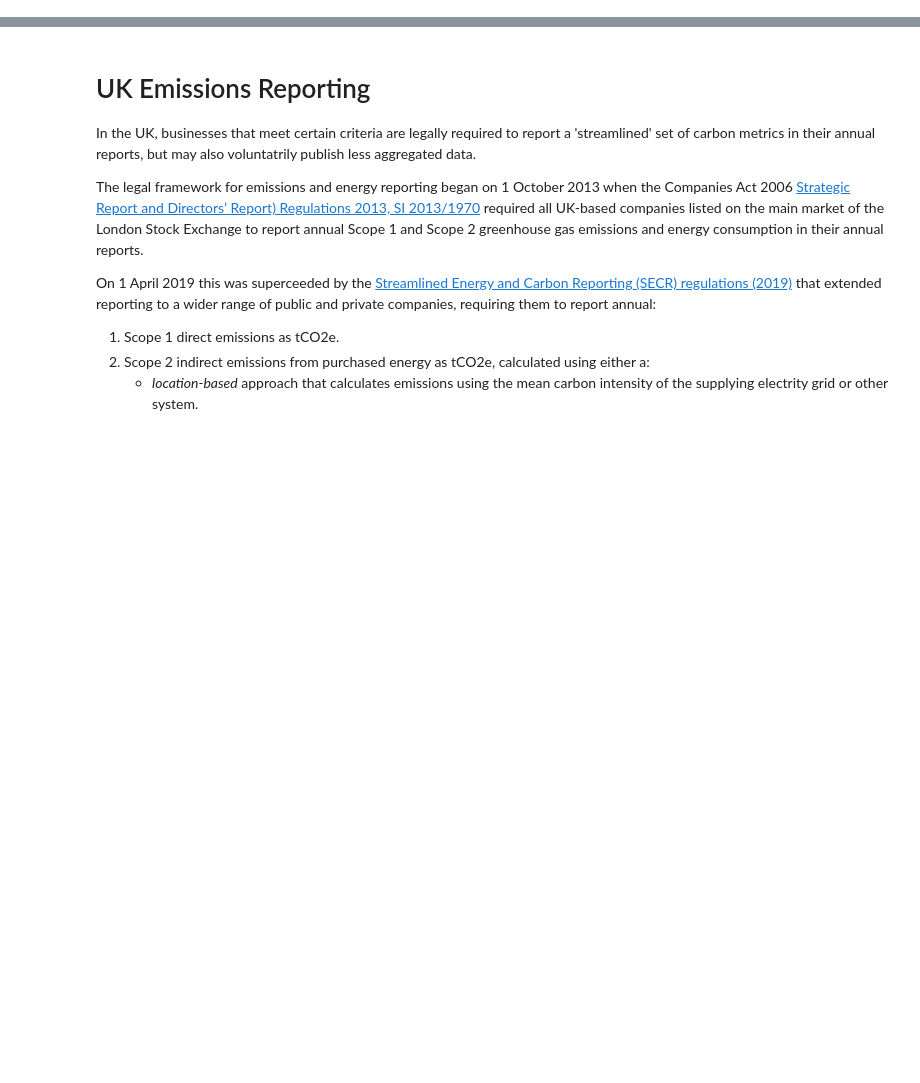
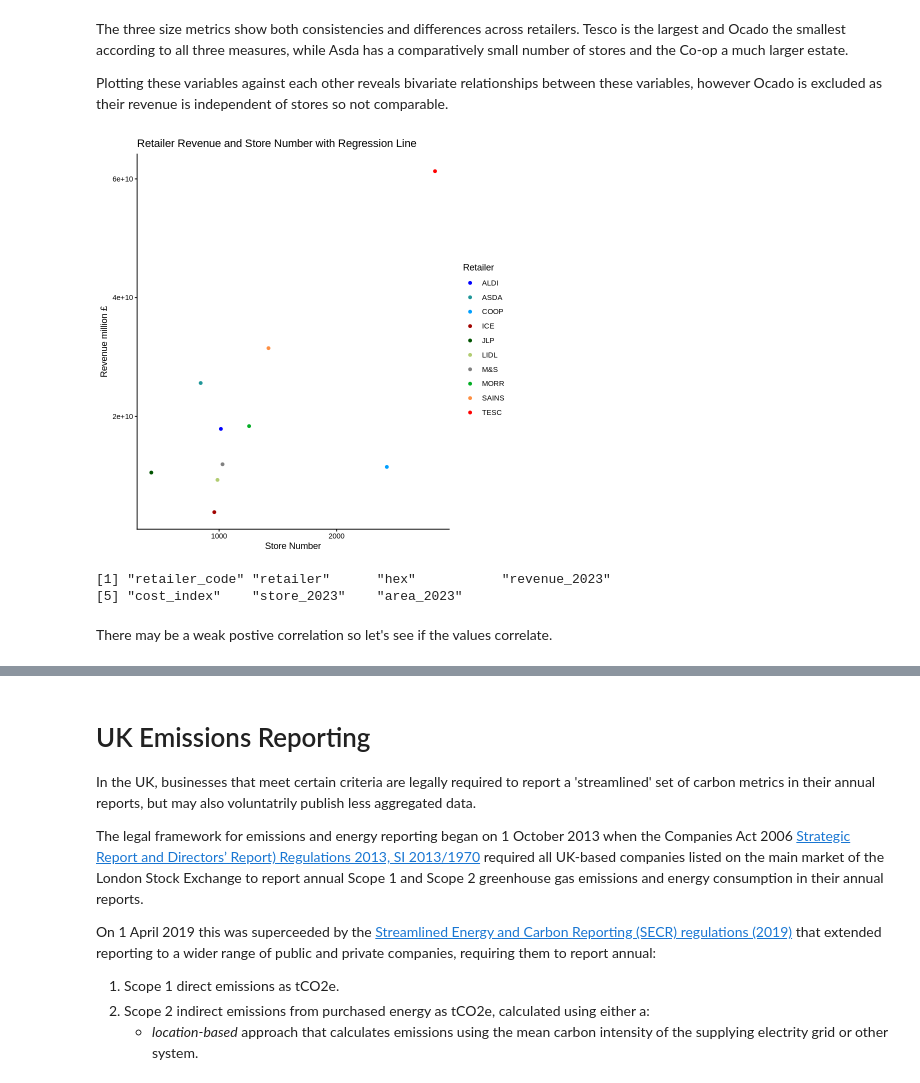
Before and after one commit to davidmkidd/UK-Supermarket-Carbon-Emissions, a Jupyter notebook: UKSmktComp_UK_Supermarket_Retailer.ipynb, the cells around one changed output, grey strips where cells are left out. Cells and saved outputs as stored; diff of their text form; code cells hidden in the pictures; blank space fills up the shorter version.

```diff
--- a/UKSmktComp_UK_Supermarket_Retailer.ipynb
+++ b/UKSmktComp_UK_Supermarket_Retailer.ipynb
@@ -2,0 +176,24 @@
+# %% [markdown]
+The three size metrics show both consistencies and differences across retailers. Tesco is the largest and Ocado the smallest according to all three measures, while Asda has a comparatively small number of stores and the Co‑op a much larger estate.
+
+Plotting these variables against each other reveals bivariate relationships between these variables, however Ocado is excluded as their revenue is independent of stores so not comparable.
+# %%
+data_comparison <- data %>%
+  filter(retailer_code != "OCADO")
+
+ggplot(data_comparison, aes(x = store_2023, y = revenue_2023, color = retailer_code)) +
+  geom_point() +
+  ggtitle("Retailer Revenue and Store Number with Regression Line") +
+  xlab("Store Number") +
+  ylab("Revenue million £") +
+  scale_colour_manual(name = "Retailer", values = pal) +
+  theme_classic()
+# %% [output]
+[figure, added]
+# %%
+names(data)
+# %% [output]
+[1] "retailer_code" "retailer"      "hex"           "revenue_2023"
+[5] "cost_index"    "store_2023"    "area_2023"
+# %% [markdown]
+There may be a weak postive correlation so let's see if the values correlate.
```
Also changed, not shown: parts of 34 cells of this notebook.
